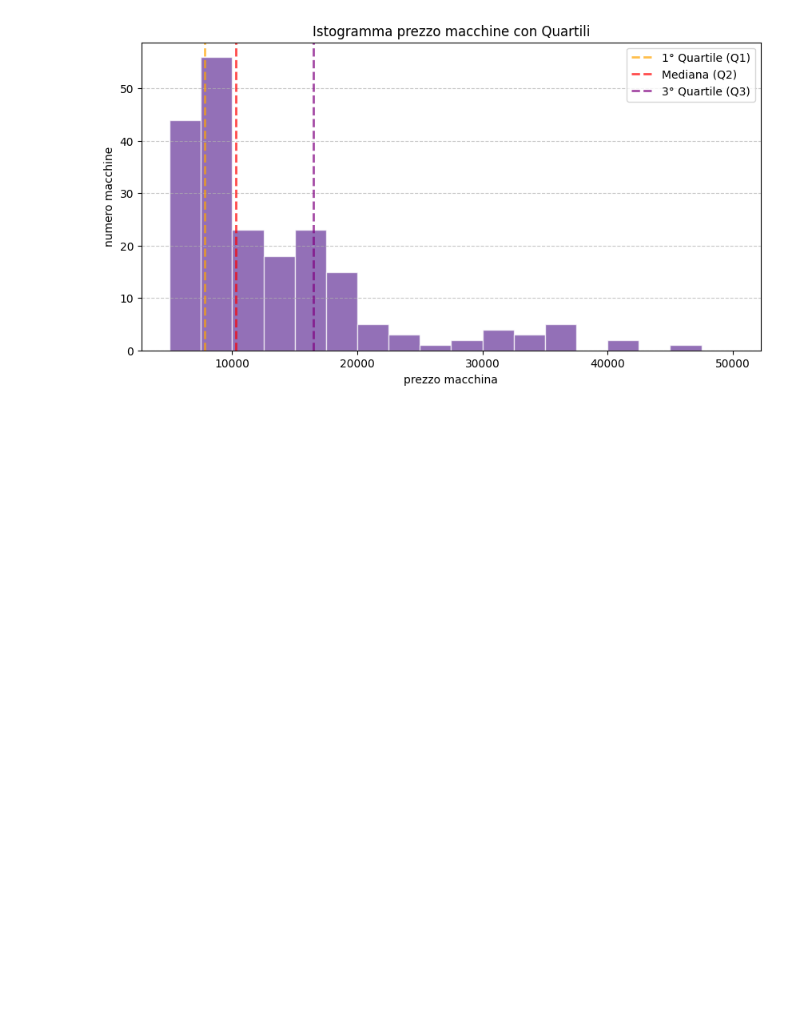
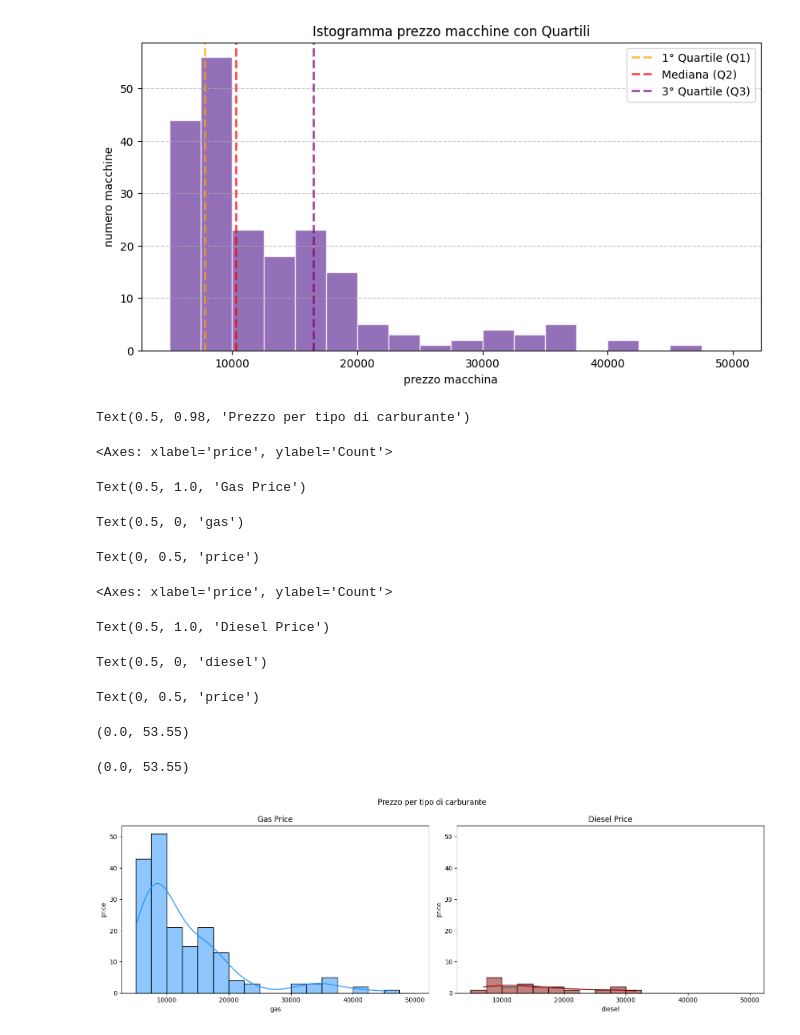
Before and after one commit to vincenzorrei/EDU-MatplotlibFundamentals, a Jupyter notebook: car_price.ipynb, the cells around one changed output. Saved outputs shown, nothing was run; the diff lists cells and outputs as text; code cells hidden in the pictures; blank space fills up the shorter version.

```diff
--- a/car_price.ipynb
+++ b/car_price.ipynb
@@ -150,3 +150,42 @@ Text(0, 0.5, 'numero macchine')
 Text(0.5, 1.0, 'Istogramma prezzo macchine con Quartili')
 <matplotlib.legend.Legend at 0x...>
 [figure]
+# %%
+# Divide the dataset into two groups based on the `fueltype` column
+gas_price = car_price_df[car_price_df['fueltype'] == 'gas']['price']
+diesel_price = car_price_df[car_price_df['fueltype'] == 'diesel']['price']
+# %%
+# Create a boxplot
+fig, axes = plt.subplots(1, 2, figsize=(15, 5))
+
+fig.suptitle('Prezzo per tipo di carburante')
+
+sns.histplot(gas_price, ax=axes[0], kde=True, color='dodgerblue', bins=bins_edges)
+axes[0].set_title('Gas Price')
+axes[0].set_xlabel('gas')
+axes[0].set_ylabel('price')
+
+sns.histplot(diesel_price, ax=axes[1], kde=True, color='darkred', bins=bins_edges)
+axes[1].set_title('Diesel Price')
+axes[1].set_xlabel('diesel')
+axes[1].set_ylabel('price')
+
+max_y = max(axes[0].get_ylim()[1], axes[1].get_ylim()[1])
+axes[0].set_ylim(0, max_y)
+axes[1].set_ylim(0, max_y)
+
+plt.tight_layout() # standard per migliorare il grafico
+plt.show() # standard per mostrare il grafico
+# %% [output]
+Text(0.5, 0.98, 'Prezzo per tipo di carburante')
+<Axes: xlabel='price', ylabel='Count'>
+Text(0.5, 1.0, 'Gas Price')
+Text(0.5, 0, 'gas')
+Text(0, 0.5, 'price')
+<Axes: xlabel='price', ylabel='Count'>
+Text(0.5, 1.0, 'Diesel Price')
+Text(0.5, 0, 'diesel')
+Text(0, 0.5, 'price')
+(0.0, 53.55)
+(0.0, 53.55)
+[figure, added]
```
